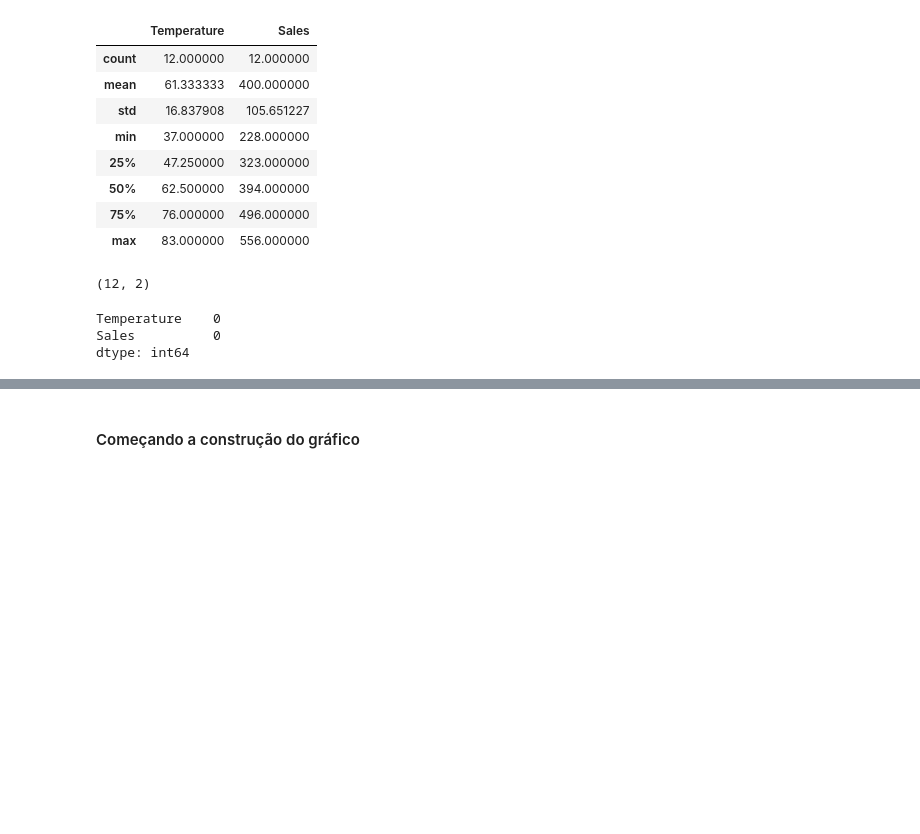
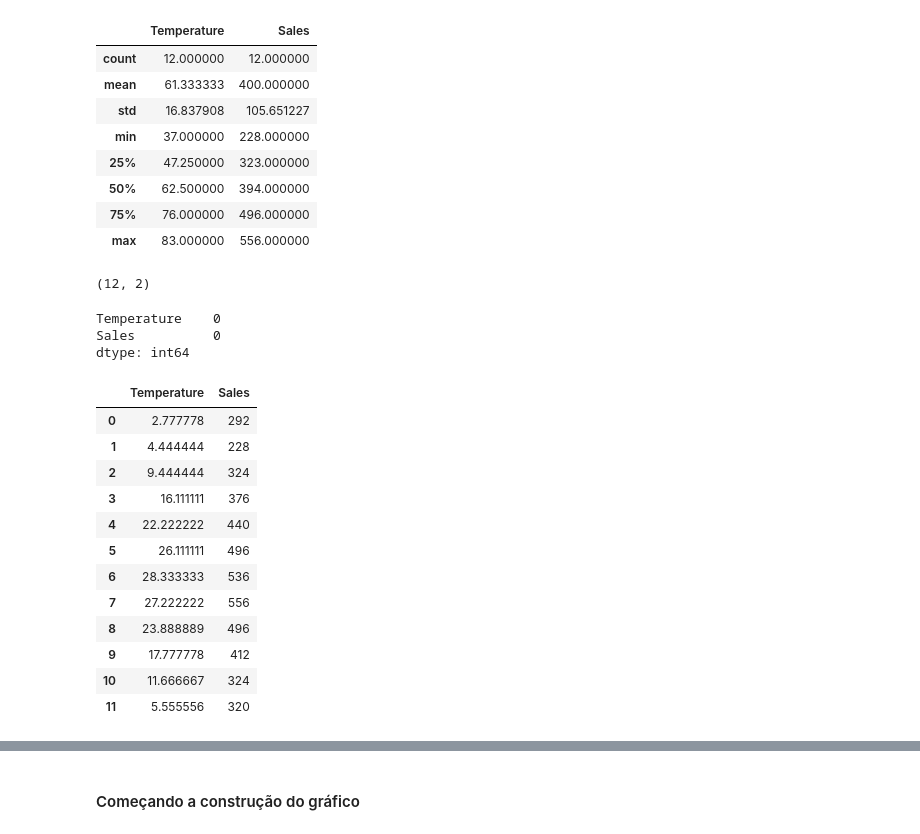
Before and after one commit to Julio-Developer/Heat_x_Ice_Cream_Sale, a Jupyter notebook: Analise de venda de sorvetes.ipynb, the cells around one changed output, grey strips where cells are left out. Drawn from its saved outputs; the diff is of its cells as text; code cells hidden in the pictures; blank space fills up the shorter version.

```diff
--- a/Analise de venda de sorvetes.ipynb
+++ b/Analise de venda de sorvetes.ipynb
@@ -77,3 +77,23 @@ df.isnull().sum()
 Temperature    0
 Sales          0
 dtype: int64
+# %%
+# Convertendo fahrenheit para celsius
+
+convert_temperature = (df['Temperature'] - 32) * 5/9
+df['Temperature'] = convert
+df
+# %% [output]
+|  | Temperature | Sales |
+| 0 | 2.777778 | 292 |
+| 1 | 4.444444 | 228 |
+| 2 | 9.444444 | 324 |
+| 3 | 16.111111 | 376 |
+| 4 | 22.222222 | 440 |
+| 5 | 26.111111 | 496 |
+| 6 | 28.333333 | 536 |
+| 7 | 27.222222 | 556 |
+| 8 | 23.888889 | 496 |
+| 9 | 17.777778 | 412 |
+| 10 | 11.666667 | 324 |
+| 11 | 5.555556 | 320 |
```
Also changed, not shown: parts of 3 cells of this notebook, 1 other file.
